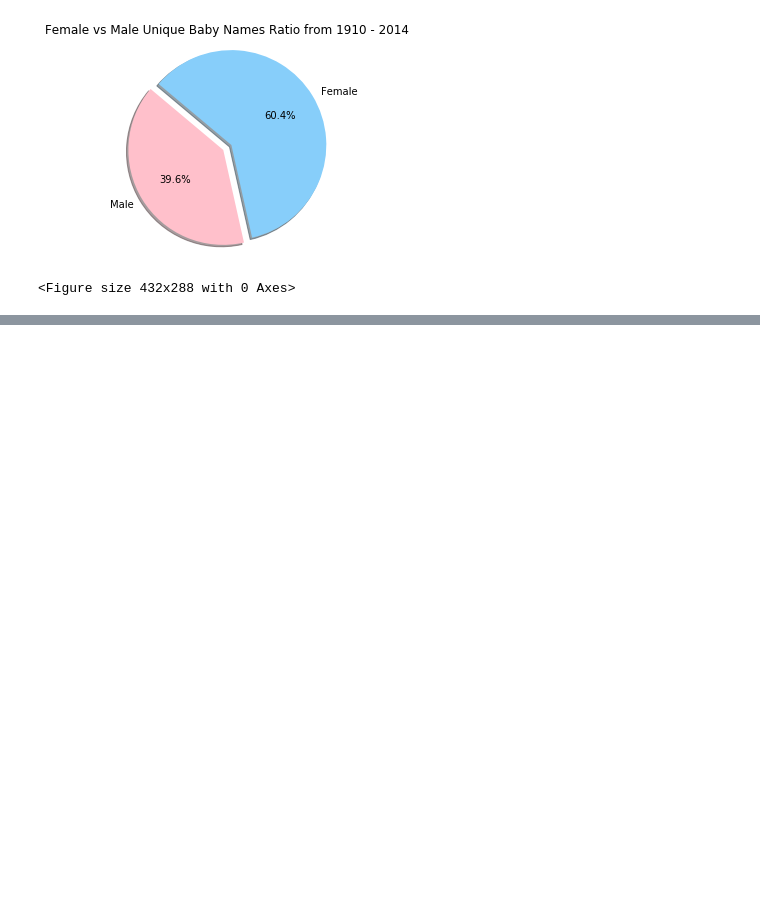
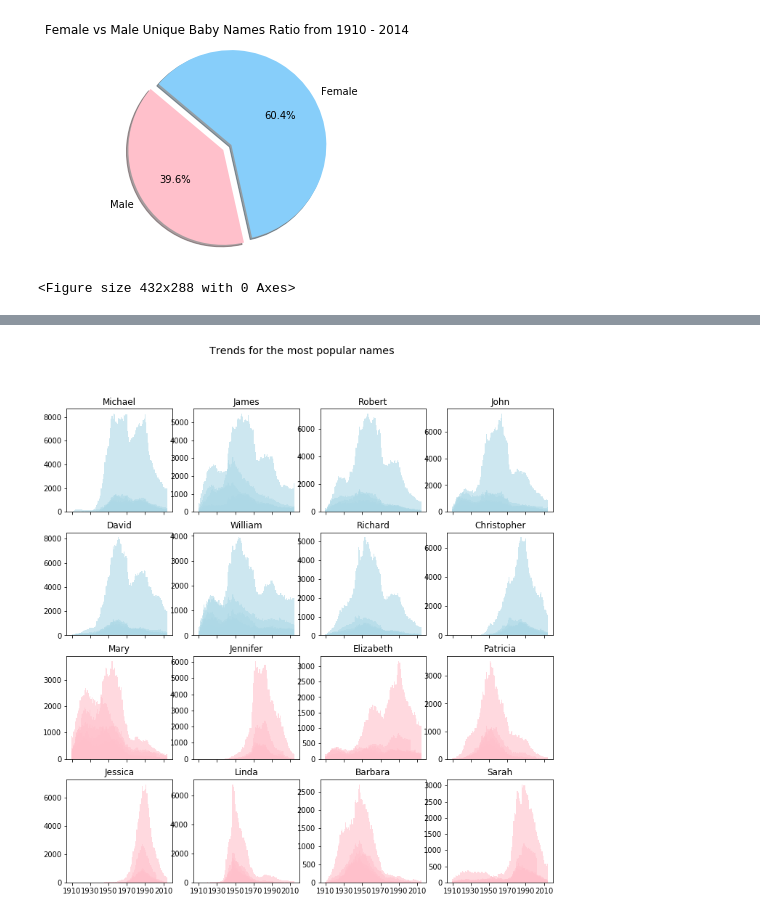
Before and after one commit to kekelee0714/BootcampProject, a Jupyter notebook: US Baby Names Presentation.ipynb, the cells around one changed output, grey strips where cells are left out. Drawn from its saved outputs; the diff is of its cells as text; code cells hidden in the pictures; blank space fills up the shorter version.

```diff
--- a/US Baby Names Presentation.ipynb
+++ b/US Baby Names Presentation.ipynb
@@ -249,0 +282,8 @@ plt.savefig(f'Output/Female vs Male Unique Baby Names Ratio from 1910 - 2014.png
+# %%
+# Top 10 Males Name
+baby_name_male = baby_name_original[baby_name_original["Gender"] == "M"]
+baby_name_male = baby_name_male[["Name", "Count"]]
+baby_name_male = baby_name_male.groupby("Name")
+baby_name_male = baby_name_male.sum()
+baby_name_male = baby_name_male.sort_values("Count", ascending=False)
+baby_name_male.head(10)
@@ -249,0 +303,9 @@ plt.savefig(f'Output/Female vs Male Unique Baby Names Ratio from 1910 - 2014.png
+# %%
+# Top 10 Female Names
+
+baby_name_female = baby_name_original[baby_name_original["Gender"] == "F"]
+baby_name_female= baby_name_female[["Name", "Count"]]
+baby_name_female = baby_name_female.groupby("Name")
+baby_name_female = baby_name_female.sum()
+baby_name_female = baby_name_female.sort_values("Count", ascending=False)
+baby_name_female.head(10)
@@ -249,0 +325,24 @@ plt.savefig(f'Output/Female vs Male Unique Baby Names Ratio from 1910 - 2014.png
+# %%
+# For creating tuples
+males = [(male,'M') for male in list(baby_name_male.head(8).index)]
+females = [(female,'F') for female in list(baby_name_female.head(8).index)]
+# %%
+most_popular = baby_name_original
+
+def plot(ax, name, gender):
+    data = most_popular.loc[(most_popular.Name==name)&(most_popular.Gender==gender)]
+    ax.bar(data.Year, data.Count, width = 1, alpha=0.6,
+           color = 'pink' if gender=='F' else 'lightblue')
+    ax.set_title(name)
+    return ax
+
+fig, ax = plt.subplots(4,4, figsize=(12,12), sharex=True)
+ax = ax.flatten()
+years = list(range(1910, 2021,20))
+plt.xticks(years)
+for a, (name, gender) in zip(ax, males+females):
+    plot(a, name, gender)
+fig.suptitle('Trends for the most popular names',fontsize='x-large');
+plt.savefig("Output/Popular_Names.png")
+# %% [output]
+[figure, added]
```
Also changed, not shown: parts of 27 cells of this notebook, 12 other files.
